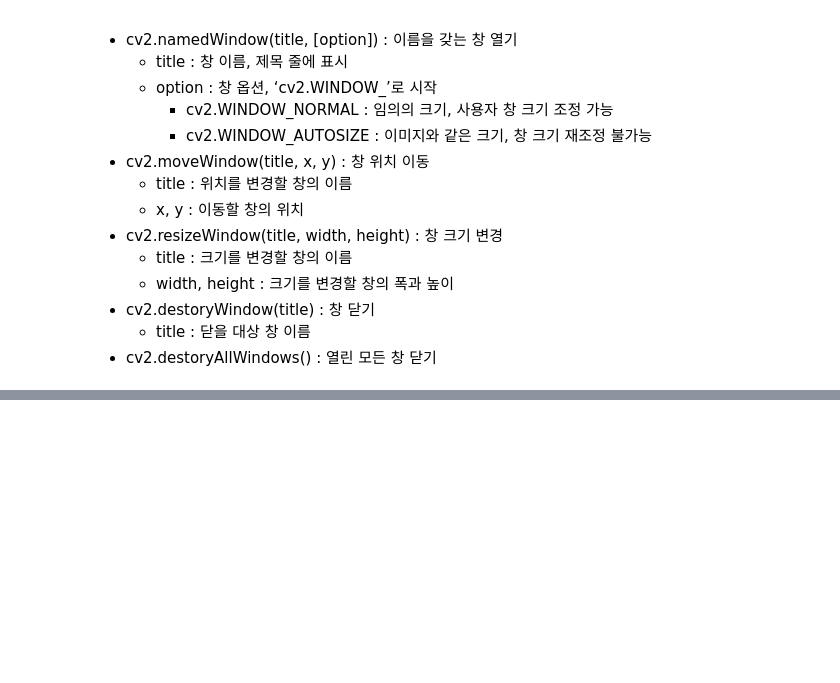
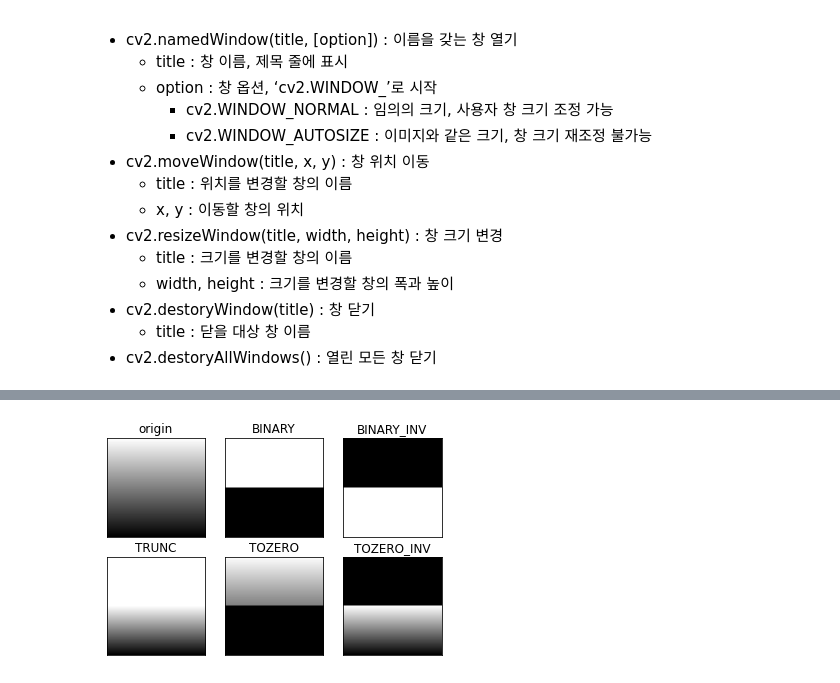
Before and after one commit to jmani0223/OpenCV, a Jupyter notebook: opencv.ipynb, the cells around one changed output, grey strips where cells are left out. Cells and saved outputs as stored; diff of their text form; code cells hidden in the pictures; blank space fills up the shorter version.

```diff
--- a/opencv.ipynb
+++ b/opencv.ipynb
@@ -404,0 +552,23 @@ cv2.destroyAllWindows() #아무 키나 누르면 창 전체 닫기
+# %%
+import cv2
+import numpy as np
+import matplotlib.pylab as plt
+img = cv2.imread('image/gray_gradient.jpg', cv2.IMREAD_GRAYSCALE)
+_, t_bin = cv2.threshold(img, 127, 255, cv2.THRESH_BINARY)
+_, t_bininv = cv2.threshold(img, 127, 255, cv2.THRESH_BINARY_INV)
+_, t_truc = cv2.threshold(img, 127, 255, cv2.THRESH_TRUNC)
+_, t_2zr = cv2.threshold(img, 127, 255, cv2.THRESH_TOZERO)
+_, t_2zrinv = cv2.threshold(img, 127, 255, cv2.THRESH_TOZERO_INV)
+
+imgs = {'origin': img, 'BINARY': t_bin, 'BINARY_INV': t_bininv, \
+'TRUNC': t_truc, 'TOZERO': t_2zr, 'TOZERO_INV': t_2zrinv}
+
+for i, (key, value) in enumerate(imgs.items()):
+    plt.subplot(2, 3, i + 1)
+    plt.title(key)
+    plt.imshow(value, cmap='gray')
+    plt.xticks([]);
+    plt.yticks([])
+plt.show()
+# %% [output]
+[figure, added]
```
Also changed, not shown: parts of 11 cells of this notebook, 3 other files.
